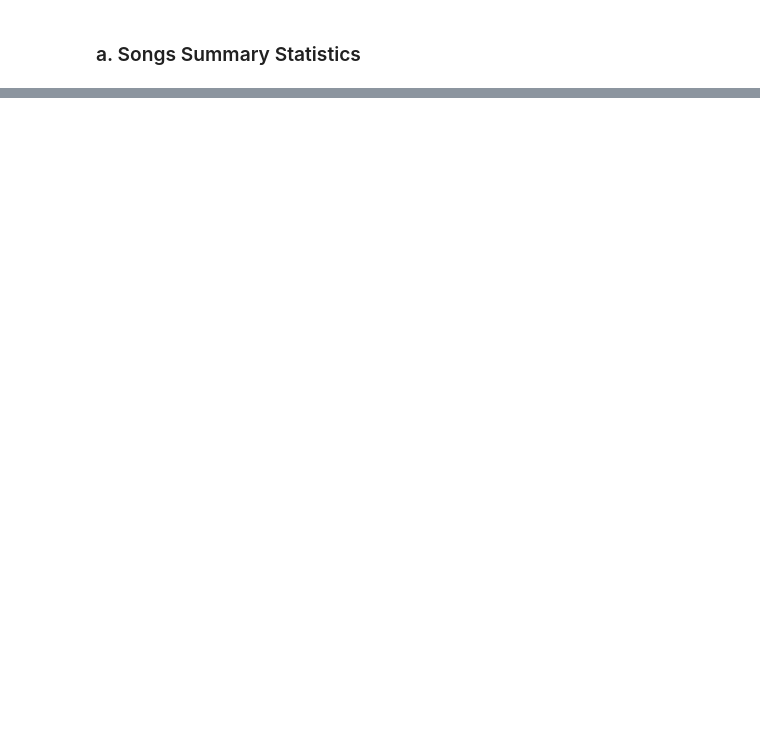
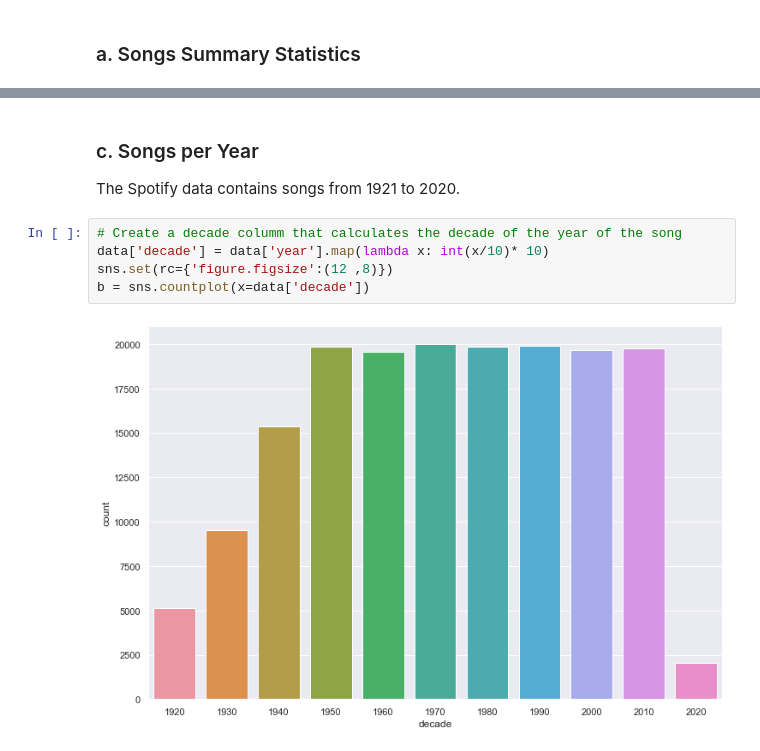
Before and after one commit to taylormanivanh/projects, a Jupyter notebook: Music_Recommender/Music_Recommender.ipynb, the cells around one changed output, grey strips where cells are left out. Drawn from its saved outputs; the diff is of its cells as text; blank space fills up the shorter version.

Commit message:
Add EDA on song breakdown over time

```diff
--- a/Music_Recommender/Music_Recommender.ipynb
+++ b/Music_Recommender/Music_Recommender.ipynb
@@ -139,0 +193,10 @@ NameError: name 'jupyter_client' is not defined
+# %% [markdown]
+### c. Songs per Year
+The Spotify data contains songs from 1921 to 2020.
+# %%
+# Create a decade columm that calculates the decade of the year of the song
+data['decade'] = data['year'].map(lambda x: int(x/10)* 10)
+sns.set(rc={'figure.figsize':(12 ,8)})
+b = sns.countplot(x=data['decade'])
+# %% [output]
+[figure, added]
```
Also changed, not shown: parts of 18 cells of this notebook.
